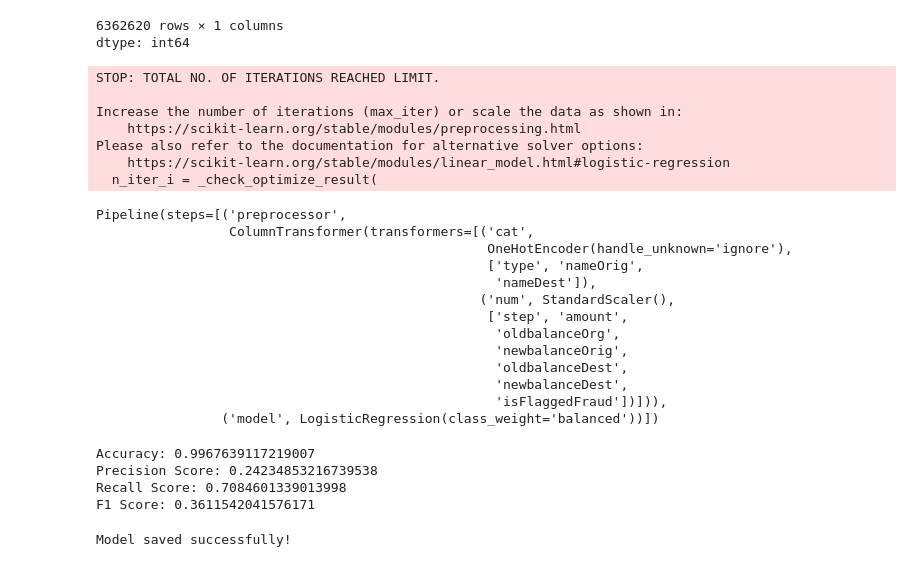
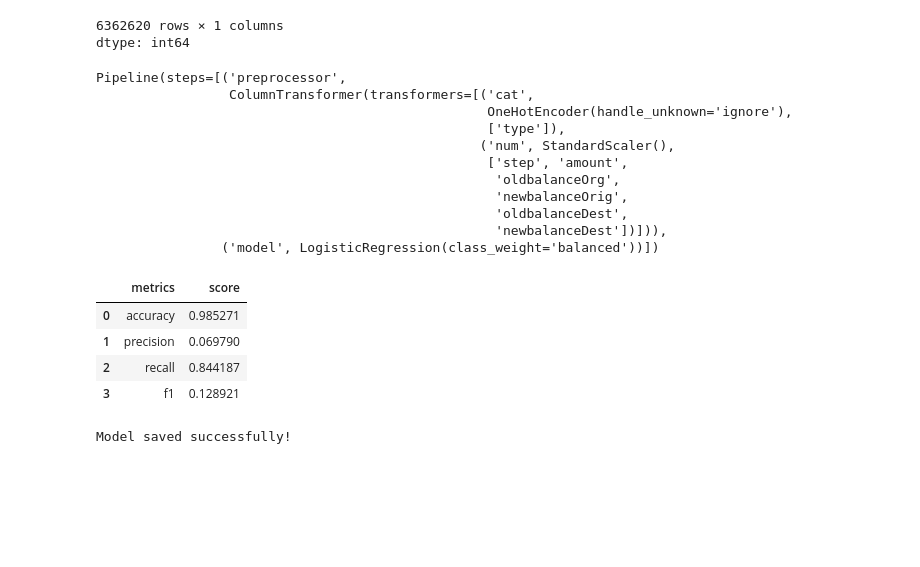
Before and after one commit to Jabir-Ahmed-Isse9/full_fraud_detection_project_with_the_team, a Jupyter notebook: models/faraud_detection.ipynb, the cells around one changed output. Saved outputs shown, nothing was run; the diff lists cells and outputs as text; code cells hidden in the pictures; blank space fills up the shorter version.

```diff
--- a/models/faraud_detection.ipynb
+++ b/models/faraud_detection.ipynb
@@ -191,13 +184,13 @@ cat=[
 # %%
-num=[
+cat = ["type"]
+
+num = [
     "step",
     "amount",
     "oldbalanceOrg",
     "newbalanceOrig",
     "oldbalanceDest",
-    "newbalanceDest",
-    "isFlaggedFraud"
-
+    "newbalanceDest"
 ]
 # %%
 prepocessing = ColumnTransformer([
@@ -212,23 +205,14 @@ logistic = Pipeline([
 # %%
 logistic.fit(X_train,y_train)
 # %% [output]
-STOP: TOTAL NO. OF ITERATIONS REACHED LIMIT.
-
-Increase the number of iterations (max_iter) or scale the data as shown in:
-    https://scikit-learn.org/stable/modules/preprocessing.html
-Please also refer to the documentation for alternative solver options:
-    https://scikit-learn.org/stable/modules/linear_model.html#logistic-regression
-  n_iter_i = _check_optimize_result(
+Pipeline(steps=[('preprocessor',
+                 ColumnTransformer(transformers=[('cat',
+                                                  OneHotEncoder(handle_unknown='ignore'),
+                                                  ['type']),
+                                                 ('num', StandardScaler(),
+                                                  ['step', 'amount',
+                                                   'oldbalanceOrg',
+                                                   'newbalanceOrig',
+                                                   'oldbalanceDest',
+                                                   'newbalanceDest'])])),
+                ('model', LogisticRegression(class_weight='balanced'))])
-Pipeline(steps=[('preprocessor',
-                 ColumnTransformer(transformers=[('cat',
-                                                  OneHotEncoder(handle_unknown='ignore'),
-                                                  ['type', 'nameOrig',
-                                                   'nameDest']),
-                                                 ('num', StandardScaler(),
-                                                  ['step', 'amount',
-                                                   'oldbalanceOrg',
-                                                   'newbalanceOrig',
-                                                   'oldbalanceDest',
-                                                   'newbalanceDest',
-                                                   'isFlaggedFraud'])])),
-                ('model', LogisticRegression(class_weight='balanced'))])
@@ -237,18 +219,25 @@ y_pred=logistic.predict(X_test)
-# %%
-accuracy=accuracy_score(y_test,y_pred)
-precision_scr=precision_score(y_test,y_pred)
-recall_scr=recall_score(y_test,y_pred)
-f1_scr=f1_score(y_test,y_pred)
-
-print("Accuracy:",accuracy)
-print("Precision Score:",precision_scr)
-print("Recall Score:",recall_scr)
-print("F1 Score:",f1_scr)
-# %% [output]
-Accuracy: 0.9967639117219007
-Precision Score: 0.24234853216739538
-Recall Score: 0.7084601339013998
-F1 Score: 0.3611542041576171
+# %%
+fraud_probability = logistic.predict_proba(X_test)[:, 1]
+y_pred = (fraud_probability >= 0.80).astype(int)
+# %%
+# evaluation
+metrics_score= pd.DataFrame({
+    "metrics": ["accuracy","precision","recall","f1"],
+    "score": [
+        accuracy_score(y_test,y_pred),
+        precision_score(y_test,y_pred),
+        recall_score(y_test,y_pred),
+        f1_score(y_test,y_pred)
+    ]
+})
+# %%
+metrics_score
+# %% [output]
+|  | metrics | score |
+| 0 | accuracy | 0.985271 |
+| 1 | precision | 0.069790 |
+| 2 | recall | 0.844187 |
+| 3 | f1 | 0.128921 |
 # %%
 import joblib
 joblib.dump(logistic, "logistic_model_for_fraud_detection.joblib")
```
Also changed, not shown: parts of 7 cells of this notebook.
